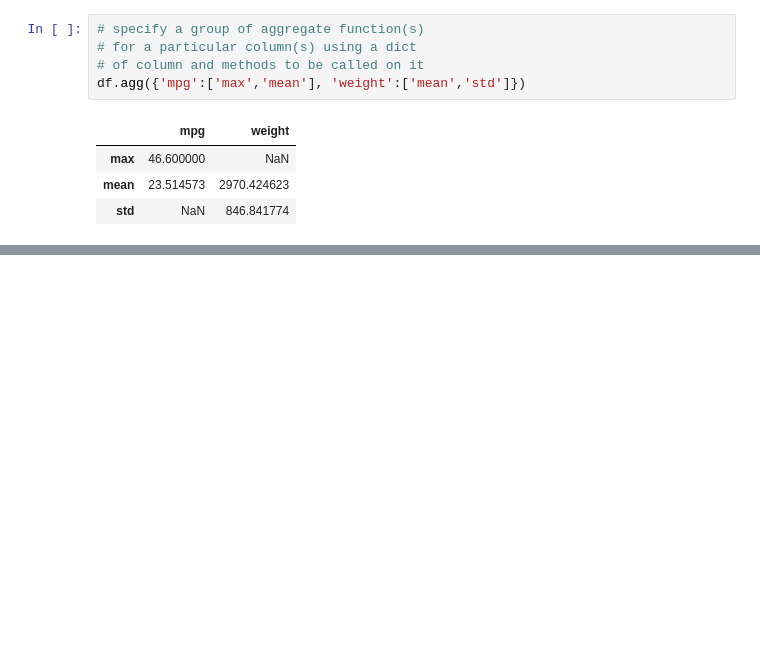
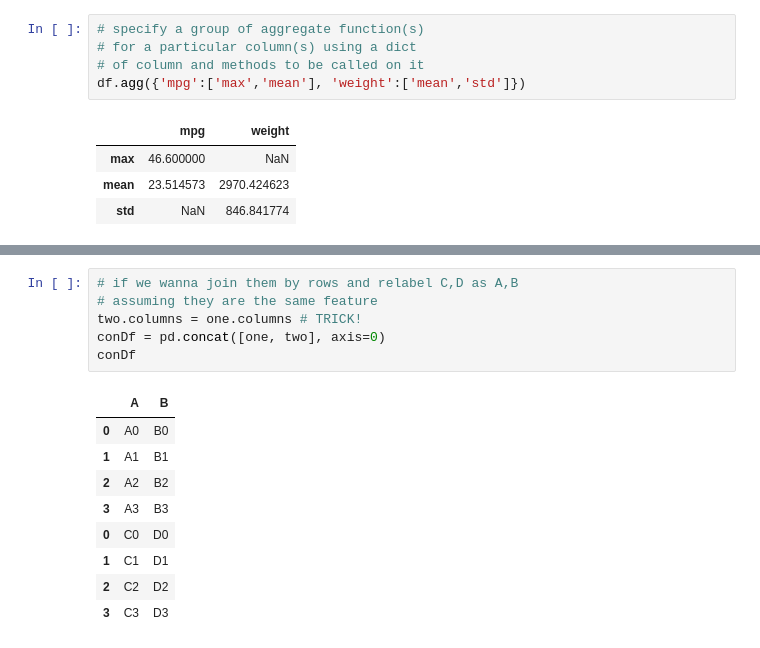
Before and after one commit to jigarparekh279/Machine_Learning_Python, a Jupyter notebook: 4_Pandas.ipynb, the cells around one changed output, grey strips where cells are left out. Saved outputs shown, nothing was run; the diff lists cells and outputs as text; blank space fills up the shorter version.

```diff
--- a/4_Pandas.ipynb
+++ b/4_Pandas.ipynb
@@ -1421,0 +1477,16 @@ df.agg({'mpg':['max','mean'], 'weight':['mean','std']})
+# %%
+# if we wanna join them by rows and relabel C,D as A,B
+# assuming they are the same feature
+two.columns = one.columns # TRICK!
+conDf = pd.concat([one, two], axis=0)
+conDf
+# %% [output]
+|  | A | B |
+| 0 | A0 | B0 |
+| 1 | A1 | B1 |
+| 2 | A2 | B2 |
+| 3 | A3 | B3 |
+| 0 | C0 | D0 |
+| 1 | C1 | D1 |
+| 2 | C2 | D2 |
+| 3 | C3 | D3 |
```
Also changed, not shown: parts of 69 cells of this notebook.
